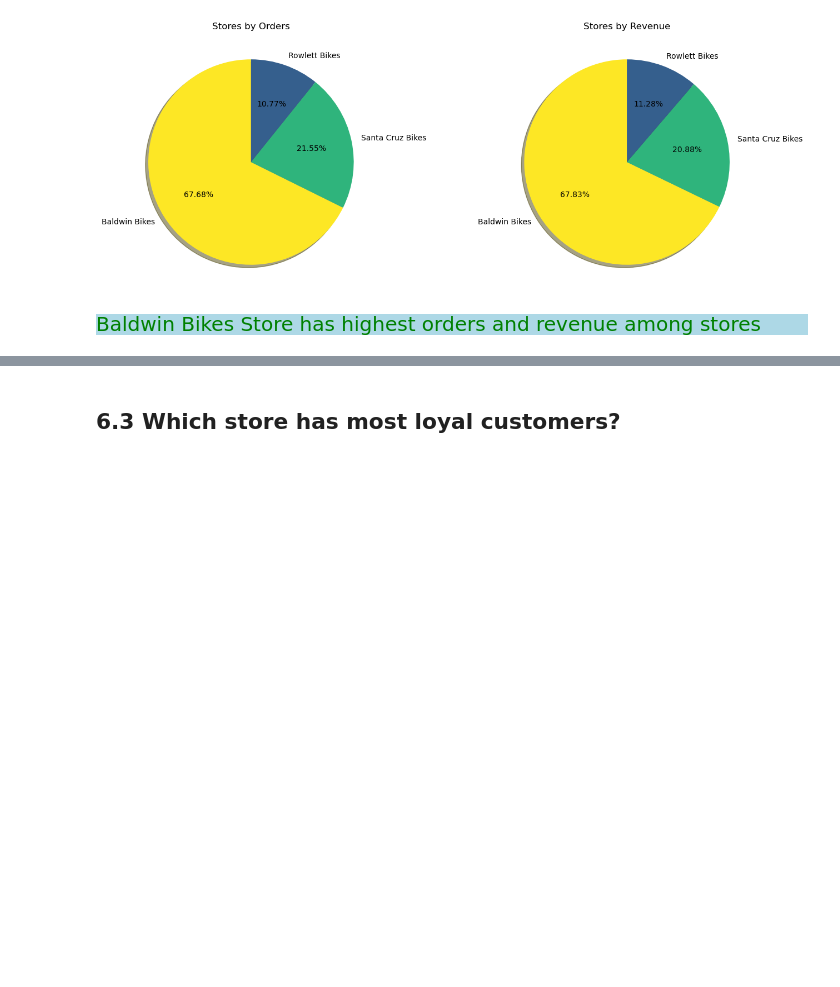
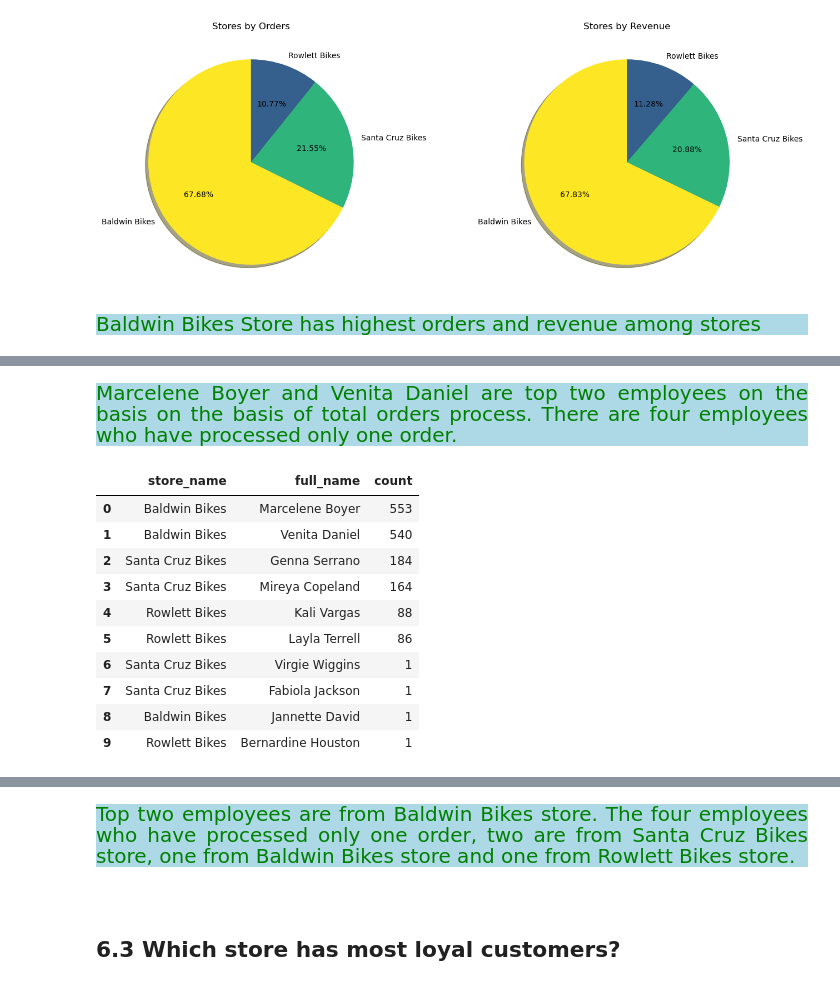
Before and after one commit to Kartika-Nidhi/Biker_Store_Analysis_SQL, a Jupyter notebook: BikeStoreAnalysisSQl.ipynb, the cells around one changed output, grey strips where cells are left out. Drawn from its saved outputs; the diff is of its cells as text; code cells hidden in the pictures; blank space fills up the shorter version.

```diff
--- a/BikeStoreAnalysisSQl.ipynb
+++ b/BikeStoreAnalysisSQl.ipynb
@@ -1044,4 +1083,36 @@ Measure employee productivity.
+# %% [markdown]
+<div style = "background-color:lightblue; color:green; font-size:20px; text-align:justify">Marcelene Boyer and Venita Daniel are top two employees on the basis on the basis of total orders process. There are four employees who have processed only one order.
+# %%
+query = """
+SELECT store_name, CONCAT(first_name,' ', last_name) AS full_name, COUNT(*) AS count
+FROM stores AS sto
+LEFT JOIN staffs AS sta
+    ON sto.store_id = sta.store_id
+LEFT JOIN orders AS ord
+    ON sta.staff_id = ord.staff_id
+GROUP BY store_name, full_name
+ORDER BY count DESC;
+"""
+
+store_sta = pd.read_sql(query, engine)
+store_sta
+# %% [output]
+|  | store_name | full_name | count |
+| 0 | Baldwin Bikes | Marcelene Boyer | 553 |
+| 1 | Baldwin Bikes | Venita Daniel | 540 |
+| 2 | Santa Cruz Bikes | Genna Serrano | 184 |
+| 3 | Santa Cruz Bikes | Mireya Copeland | 164 |
+| 4 | Rowlett Bikes | Kali Vargas | 88 |
+| 5 | Rowlett Bikes | Layla Terrell | 86 |
+| 6 | Santa Cruz Bikes | Virgie Wiggins | 1 |
+| 7 | Santa Cruz Bikes | Fabiola Jackson | 1 |
+| 8 | Baldwin Bikes | Jannette David | 1 |
+| 9 | Rowlett Bikes | Bernardine Houston | 1 |
 # %% [markdown]
 <div>
+# %% [markdown]
+<div style = "background-color:lightblue; color:green; font-size:20px; text-align:justify">Top two employees are from Baldwin Bikes store. The four employees who have processed only one order, two are from Santa Cruz Bikes store, one from Baldwin Bikes store and one from Rowlett Bikes store.
+# %% [markdown]
+<div>
 # %% [markdown]
 ## 6.3 Which store has most loyal customers?
```
Also changed, not shown: parts of 5 cells of this notebook.
